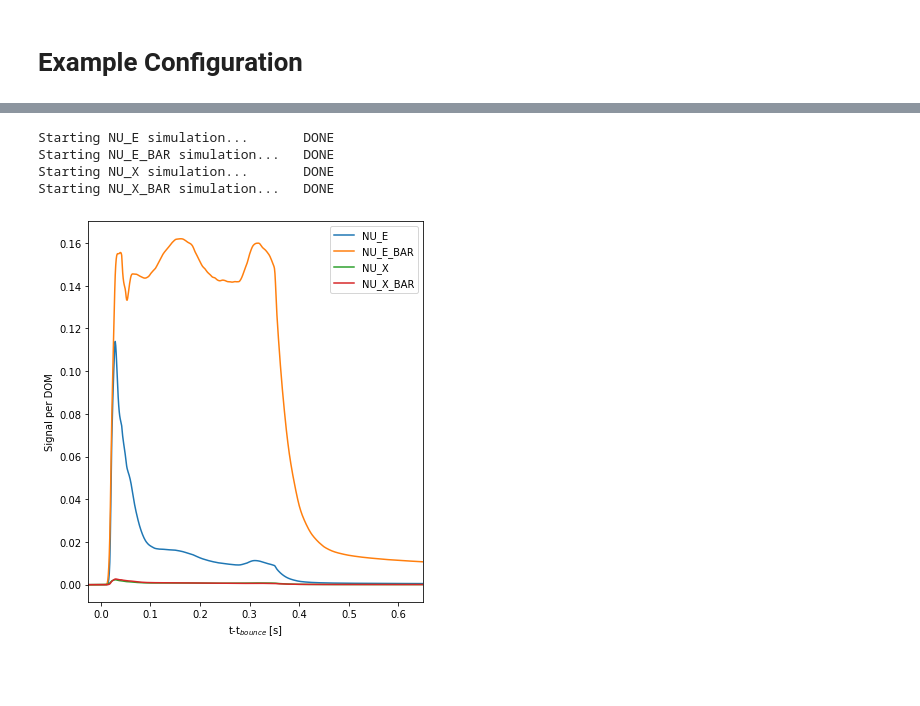
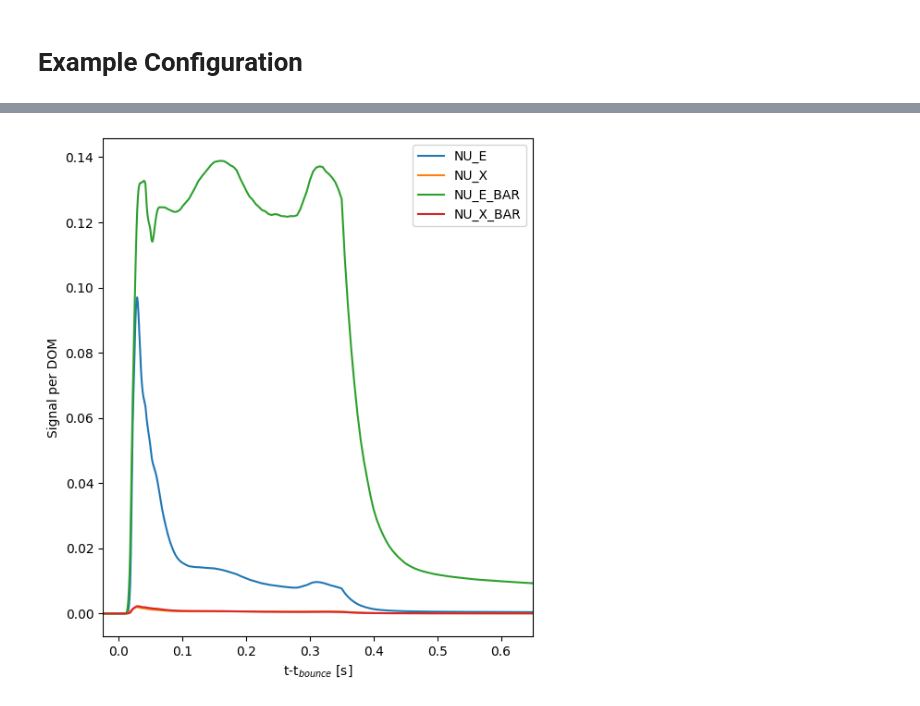
Before and after one commit to icecube/ASTERIA, a Jupyter notebook: docs/source/nb/config_example.ipynb, the cells around one changed output, grey strips where cells are left out. Cells and saved outputs as stored; diff of their text form; code cells hidden in the pictures; blank space fills up the shorter version.

Commit message:
Update config_example after simulation fix.

```diff
--- a/docs/source/nb/config_example.ipynb
+++ b/docs/source/nb/config_example.ipynb
@@ -13,7 +13,7 @@ sim.run()
 
 fig, ax = plt.subplots(1, figsize = (6,7))
 for flavor in sim.flavors:
-    ax.plot(sim.time, sim.avg_dom_signal(flavor), label=flavor.name)
+    ax.plot(sim.time, sim.avg_dom_signal(flavor=flavor), label=flavor.name)
 ax.legend()
 ax.set(xlabel=r't-t$_{bounce}$ [s]', ylabel='Signal per DOM', xlim=(-0.025, 0.65));
 # %% [output]
@@ -21,5 +20 @@ WARNING: AstropyDeprecationWarning: The truth value of a Quantity is ambiguous.
-Starting NU_E simulation...       DONE
-Starting NU_E_BAR simulation...   DONE
-Starting NU_X simulation...       DONE
-Starting NU_X_BAR simulation...   DONE
-[figure, old version]
+[figure, new version]
```
Also changed, not shown: parts of 1 cell of this notebook.
